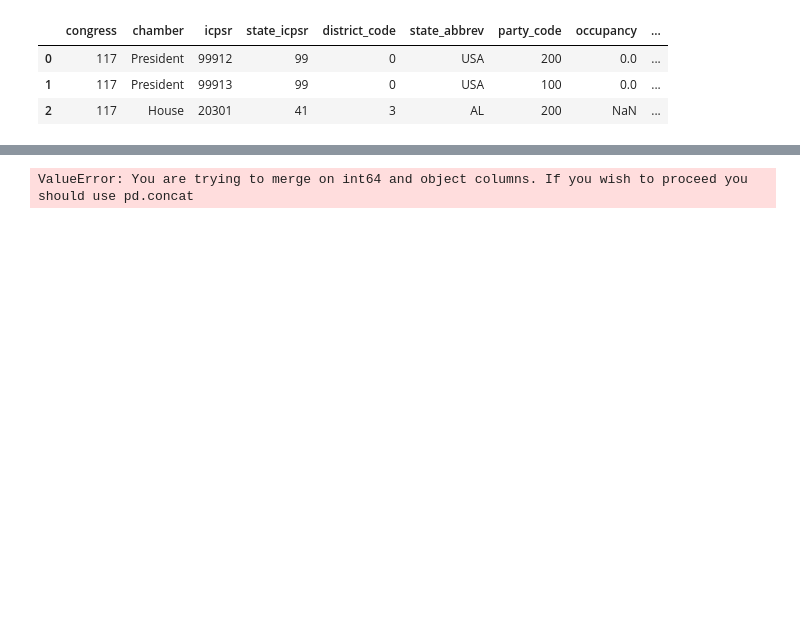
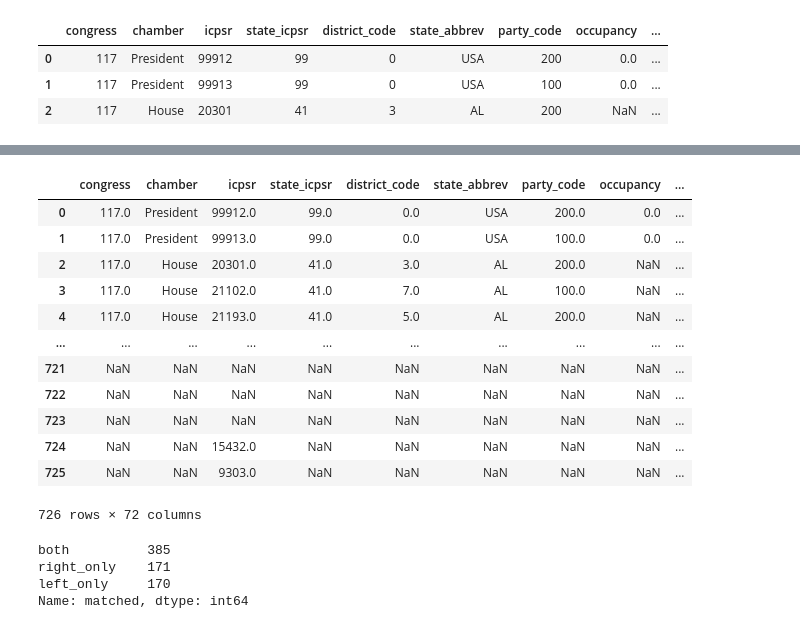
Before and after one commit to meesuny/contrans, a Jupyter notebook: app/datawrangling.ipynb, the cells around one changed output, grey strips where cells are left out. Cells and saved outputs as stored; diff of their text form; code cells hidden in the pictures; blank space fills up the shorter version.

```diff
--- a/app/datawrangling.ipynb
+++ b/app/datawrangling.ipynb
@@ -213,10 +119,31 @@ members_pp.query("icpsr_id == '20301'")
 members_pp['icpsr'] = members_pp['icpsr_id'].astype('float')
 # %%
 # you shouldn't merge more than 2 tables at once
+
 members_total = pd.merge(members_vv,members_pp,
                         on = 'icpsr',
                         how = 'outer',
-                        validate = 'one_to_one',
+                        #validate = 'one_to_one',
                         indicator = 'matched')
+members_total
 # %% [output]
+|  | congress | chamber | icpsr | state_icpsr | district_code | state_abbrev | party_code | occupancy | ... |
+| 0 | 117.0 | President | 99912.0 | 99.0 | 0.0 | USA | 200.0 | 0.0 | ... |
+| 1 | 117.0 | President | 99913.0 | 99.0 | 0.0 | USA | 100.0 | 0.0 | ... |
+| 2 | 117.0 | House | 20301.0 | 41.0 | 3.0 | AL | 200.0 | NaN | ... |
+| 3 | 117.0 | House | 21102.0 | 41.0 | 7.0 | AL | 100.0 | NaN | ... |
+| 4 | 117.0 | House | 21193.0 | 41.0 | 5.0 | AL | 200.0 | NaN | ... |
+| ... | ... | ... | ... | ... | ... | ... | ... | ... | ... |
+| 721 | NaN | NaN | NaN | NaN | NaN | NaN | NaN | NaN | ... |
+| 722 | NaN | NaN | NaN | NaN | NaN | NaN | NaN | NaN | ... |
+| 723 | NaN | NaN | NaN | NaN | NaN | NaN | NaN | NaN | ... |
+| 724 | NaN | NaN | 15432.0 | NaN | NaN | NaN | NaN | NaN | ... |
+| 725 | NaN | NaN | 9303.0 | NaN | NaN | NaN | NaN | NaN | ... |
-ValueError: You are trying to merge on int64 and object columns. If you wish to proceed you should use pd.concat
+726 rows × 72 columns
+# %%
+members_total['matched'].value_counts()
+# %% [output]
+both          385
+right_only    171
+left_only     170
+Name: matched, dtype: int64
```
Also changed, not shown: parts of 39 cells of this notebook.
